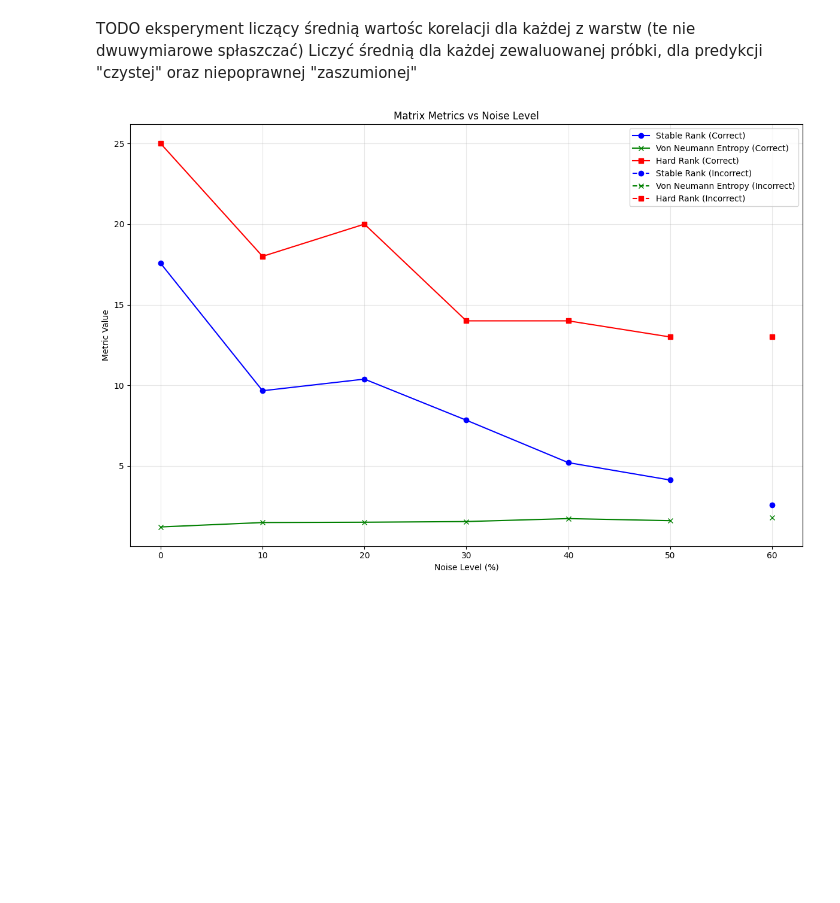
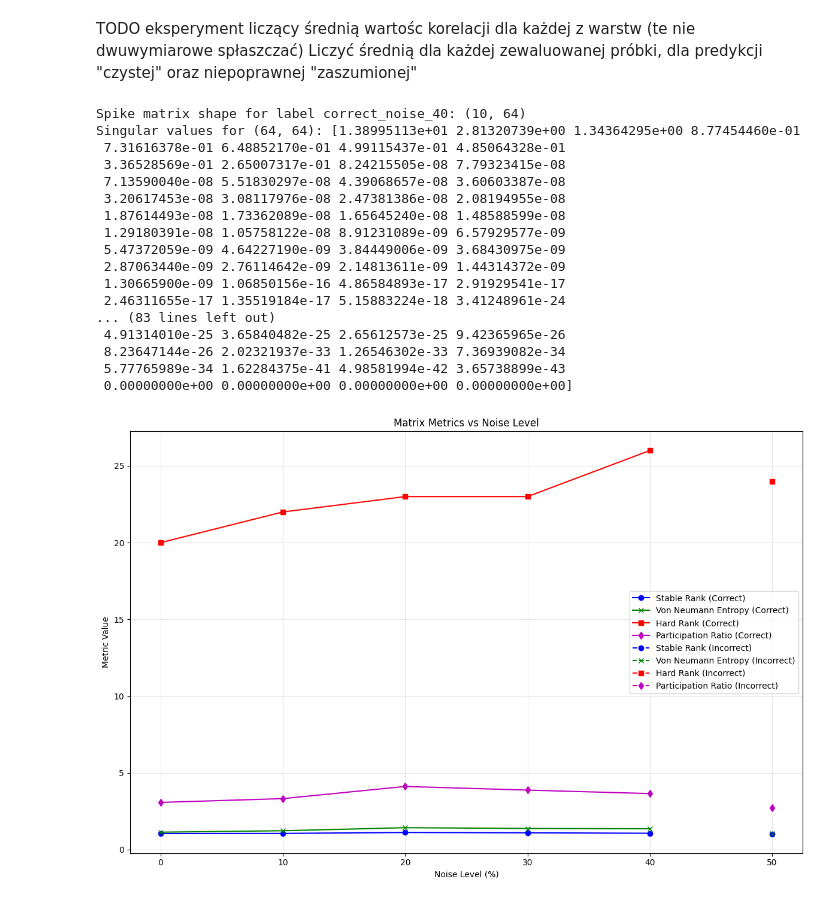
Before and after one commit to szmazurek/snn_adversarial_benchmark, a Jupyter notebook: notebooks/activity_measures.ipynb, the cells around one changed output. Cells and saved outputs as stored; diff of their text form; code cells hidden in the pictures; blank space fills up the shorter version.

```diff
--- a/notebooks/activity_measures.ipynb
+++ b/notebooks/activity_measures.ipynb
@@ -20,6 +20,9 @@ result_dict_singular = {}
 for dirname in os.listdir(SAMPLE_DIR):
     file_name = joinpath(SAMPLE_DIR, dirname, FILE_NAME_PATTERN)
     spike_matrix = np.load(file_name)
+    if spike_matrix.shape[0] != 10:
+        spike_matrix = spike_matrix[1]
+
     result_dict_raw[dirname ] = spike_matrix
     u, s, Vt = np.linalg.svd(spike_matrix)
     result_dict_singular[dirname] = {"singular_values": s, "left_singular_vectors": u, "right_singular_vectors": Vt}
@@ -66,13 +69,21 @@ def plot_spike_raster(spike_data, title='Spike Raster Plot', figsize=(12, 8)):
 for label, spike_matrix in result_dict_raw.items():
     plot_spike_raster(spike_matrix, label)
 # %%
+
+
 class MatrixMetricsCalculator:
     def calculate_stable_rank(self, matrix):
 
-        frobenius_norm = np.linalg.norm(matrix, 'fro')
-        largest_singular_value = np.linalg.svd(matrix, compute_uv=False)[0]
-        stable_rank = frobenius_norm**2 / largest_singular_value
+        singular_values = np.linalg.svd(matrix, compute_uv=False)
+        print(f"Singular values for {matrix.shape}: {singular_values}")
+        squared_singular_values = np.square(singular_values)
+        frobenius_norm_squared = np.sum(squared_singular_values)
+        largest_singular_value = np.max(singular_values)
+        spectral_norm_squared = largest_singular_value**2
+        stable_rank = frobenius_norm_squared / spectral_norm_squared
+
         return stable_rank
+
 
     def calculate_matrix_von_neumann_entropy(self, matrix):
 
@@ -83,8 +94,19 @@ class MatrixMetricsCalculator:
 
     def calculate_hard_rank(self, matrix):
         singular_values = np.linalg.svd(matrix, compute_uv=False)
-        hard_rank = np.sum(singular_values > 1e-10)
+        hard_rank = np.sum(singular_values > 1e-8)
         return hard_rank
+
+    def calculate_pr(self, matrix):
+        singular_values = np.linalg.svd(matrix, compute_uv=False)
+        smaller_matrix_shape = min(matrix.shape)
+        numerator = np.sum(singular_values)**2
+        denominator = smaller_matrix_shape * np.sum(singular_values ** 2)
+        return numerator / denominator if denominator != 0 else 0
+
+    def calculate_singular_values(self, matrix):
+        singular_values = np.linalg.svd(matrix, compute_uv=False)
+        return singular_values
 
 
 class MetricsCalculatorSquareMatrices:
@@ -97,7 +119,7 @@ class MetricsCalculatorSquareMatrices:
 
     def calculate_hard_rank(self, matrix):
         eigenvalues = np.linalg.eigvals(matrix)
-        hard_rank = np.sum(eigenvalues > 1e-10)
+        hard_rank = np.sum(eigenvalues > 1e-8)
         return hard_rank
 
     def calculate_matrix_von_neumann_entropy(self, matrix):
@@ -106,23 +128,28 @@ class MetricsCalculatorSquareMatrices:
 class MatrixCorrelationMatrixCalculator:
 
     def calculate_auto_correlation(self, matrix):
+
         return (matrix.T @ matrix) / matrix.shape[0]
 # %%
 stable_ranks = {}
 von_neumann_entropies = {}
 hard_ranks = {}
+participation_ratios = {}
+singular_values = {}
 calculator = MatrixMetricsCalculator()
 autocorr = MatrixCorrelationMatrixCalculator()
 for label, spike_matrix in result_dict_raw.items():
-
+    print(f"Spike matrix shape for label {label}: {spike_matrix.shape}")
     spike_matrix = autocorr.calculate_auto_correlation(spike_matrix)
     # spike_matrix = spike_matrix.T
     stable_rank = calculator.calculate_stable_rank(spike_matrix)
     von_neumann_entropy = calculator.calculate_matrix_von_neumann_entropy(spike_matrix)
     hard_rank = calculator.calculate_hard_rank(spike_matrix)
+    participation_ratio = calculator.calculate_pr(spike_matrix)
 
     if "incorrect" in label:
         noise_level = int(label.split("_")[-1])
+
         category = "incorrect"
     elif "original" in label:
         noise_level = 0
@@ -137,34 +164,57 @@ for label, spike_matrix in result_dict_raw.items():
     stable_ranks[key] = stable_rank
     von_neumann_entropies[key] = von_neumann_entropy
     hard_ranks[key] = hard_rank
+    participation_ratios[key] = participation_ratio *100
+    # singular_values[key] = calculator.calculate_singular_values(spike_matrix)
 
 correct_noise_levels = sorted([level for cat, level in stable_ranks.keys() if cat == "correct"])
 correct_stable_ranks = [stable_ranks[("correct", level)] for level in correct_noise_levels]
 correct_von_neumann = [von_neumann_entropies[("correct", level)] for level in correct_noise_levels]
 correct_hard_ranks = [hard_ranks[("correct", level)] for level in correct_noise_levels]
+correct_participation_ratios = [participation_ratios[("correct", level)] for level in correct_noise_levels]
 
 incorrect_noise_levels = sorted([level for cat, level in stable_ranks.keys() if cat == "incorrect"])
 incorrect_stable_ranks = [stable_ranks[("incorrect", level)] for level in incorrect_noise_levels]
 incorrect_von_neumann = [von_neumann_entropies[("incorrect", level)] for level in incorrect_noise_levels]
 incorrect_hard_ranks = [hard_ranks[("incorrect", level)] for level in incorrect_noise_levels]
+incorrect_participation_ratios = [participation_ratios[("incorrect", level)] for level in incorrect_noise_levels]
 
 plt.figure(figsize=(12, 8))
 
 plt.plot(correct_noise_levels, correct_stable_ranks, 'b-o', label='Stable Rank (Correct)')
 plt.plot(correct_noise_levels, correct_von_neumann, 'g-x', label='Von Neumann Entropy (Correct)')
 plt.plot(correct_noise_levels, correct_hard_ranks, 'r-s', label='Hard Rank (Correct)')
+plt.plot(correct_noise_levels, correct_participation_ratios, 'm-d', label='Participation Ratio (Correct)')
 
 if incorrect_noise_levels:
     plt.plot(incorrect_noise_levels, incorrect_stable_ranks, 'b--o', label='Stable Rank (Incorrect)')
     plt.plot(incorrect_noise_levels, incorrect_von_neumann, 'g--x', label='Von Neumann Entropy (Incorrect)')
     plt.plot(incorrect_noise_levels, incorrect_hard_ranks, 'r--s', label='Hard Rank (Incorrect)')
+    plt.plot(incorrect_noise_levels, incorrect_participation_ratios, 'm--d', label='Participation Ratio (Incorrect)')
 
 plt.title('Matrix Metrics vs Noise Level')
 plt.xlabel('Noise Level (%)')
 plt.ylabel('Metric Value')
 plt.legend()
 plt.grid(True, alpha=0.3)
 plt.tight_layout()
 plt.show()
 # %% [output]
+Spike matrix shape for label correct_noise_40: (10, 64)
+Singular values for (64, 64): [1.38995113e+01 2.81320739e+00 1.34364295e+00 8.77454460e-01
+ 7.31616378e-01 6.48852170e-01 4.99115437e-01 4.85064328e-01
+ 3.36528569e-01 2.65007317e-01 8.24215505e-08 7.79323415e-08
+ 7.13590040e-08 5.51830297e-08 4.39068657e-08 3.60603387e-08
+ 3.20617453e-08 3.08117976e-08 2.47381386e-08 2.08194955e-08
+ 1.87614493e-08 1.73362089e-08 1.65645240e-08 1.48588599e-08
+ 1.29180391e-08 1.05758122e-08 8.91231089e-09 6.57929577e-09
+ 5.47372059e-09 4.64227190e-09 3.84449006e-09 3.68430975e-09
+ 2.87063440e-09 2.76114642e-09 2.14813611e-09 1.44314372e-09
+ 1.30665900e-09 1.06850156e-16 4.86584893e-17 2.91929541e-17
+ 2.46311655e-17 1.35519184e-17 5.15883224e-18 3.41248961e-24
+... (83 lines left out)
+ 4.91314010e-25 3.65840482e-25 2.65612573e-25 9.42365965e-26
+ 8.23647144e-26 2.02321937e-33 1.26546302e-33 7.36939082e-34
+ 5.77765989e-34 1.62284375e-41 4.98581994e-42 3.65738899e-43
+ 0.00000000e+00 0.00000000e+00 0.00000000e+00 0.00000000e+00]
-[figure, old version]
+[figure, new version]
```
Also changed, not shown: parts of 3 cells of this notebook, 2 other files.
